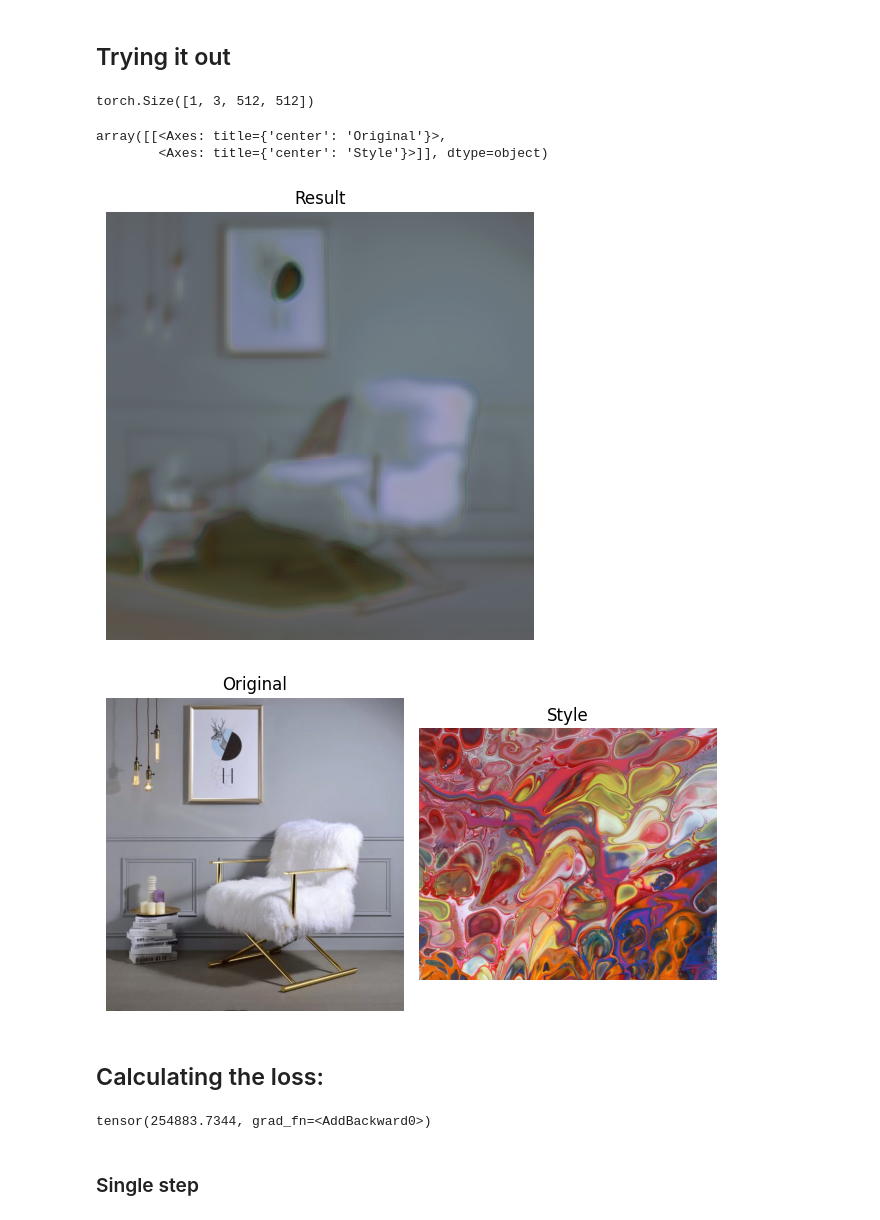
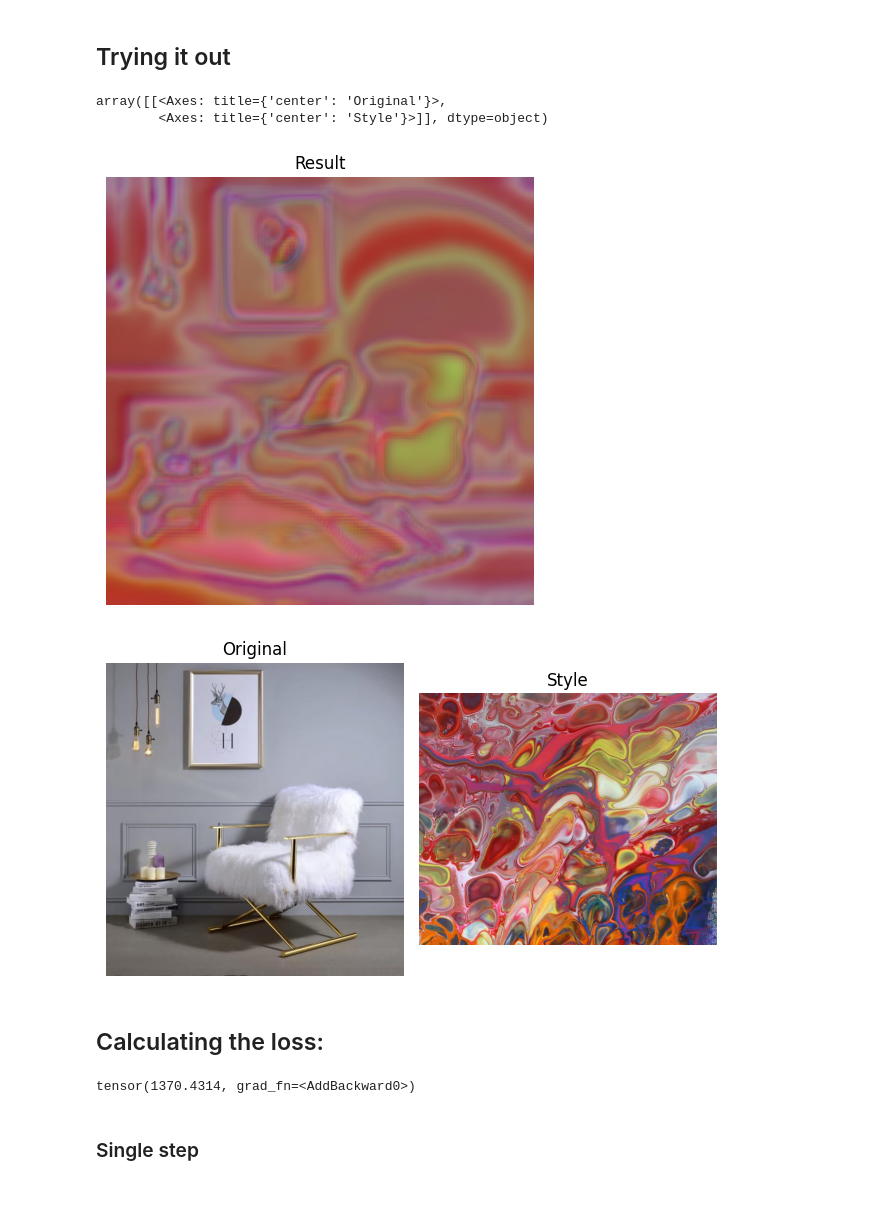
Before and after one commit to AcePeaX/DeepStyleX, a Jupyter notebook: notebooks/loss-exploration.ipynb, the cells around one changed output. Cells and saved outputs as stored; diff of their text form; code cells hidden in the pictures.

Commit message:
First interesting results - changed vgg19 to vgg16 and removed relu5

```diff
--- a/notebooks/loss-exploration.ipynb
+++ b/notebooks/loss-exploration.ipynb
@@ -176,17 +176,13 @@ class DeepStleX_Beta(torch.nn.Module):
 model = DeepStleX_Beta()
 # %%
 output = model(chair_image_prep)
-output.shape
+imshow(deprocess(output), ["Result"])
+imshow([chair_image, abstract_style], ["Original","Style"])
 # %% [output]
-torch.Size([1, 3, 512, 512])
+array([[<Axes: title={'center': 'Original'}>,
+        <Axes: title={'center': 'Style'}>]], dtype=object)
+[figure, added]
+[figure, added]
-# %%
-imshow(deprocess(output), ["Result"])
-imshow([chair_image, abstract_style], ["Original","Style"])
-# %% [output]
-array([[<Axes: title={'center': 'Original'}>,
-        <Axes: title={'center': 'Style'}>]], dtype=object)
-[figure, removed]
-[figure, removed]
 # %% [markdown]
 ## Calculating the loss:
 # %%
@@ -198,18 +194,20 @@ output_features = vgg_model(normalize(output))
 content_loss = 0.
 style_loss = 0.
 weights = [1, 1, 1, 1]
-content_weight = 5000
+content_weight = 10
+style_weight = 5
 
 content_loss += content_weight * criterion(output_features['relu2_2'], feature_chair_image['relu2_2'])
 
 for feature, w in zip(output_features.keys(),weights):
     style_loss += criterion(output_features[feature], feature_style_abstract[feature]) * w
+style_loss *= style_weight
 
 loss = content_loss + style_loss
 
 print(loss)
 # %% [output]
-tensor(254883.7344, grad_fn=<AddBackward0>)
+tensor(1370.4314, grad_fn=<AddBackward0>)
 # %% [markdown]
 ### Single step
 # %%
```
Also changed, not shown: parts of 2 cells of this notebook, 2 other files.
